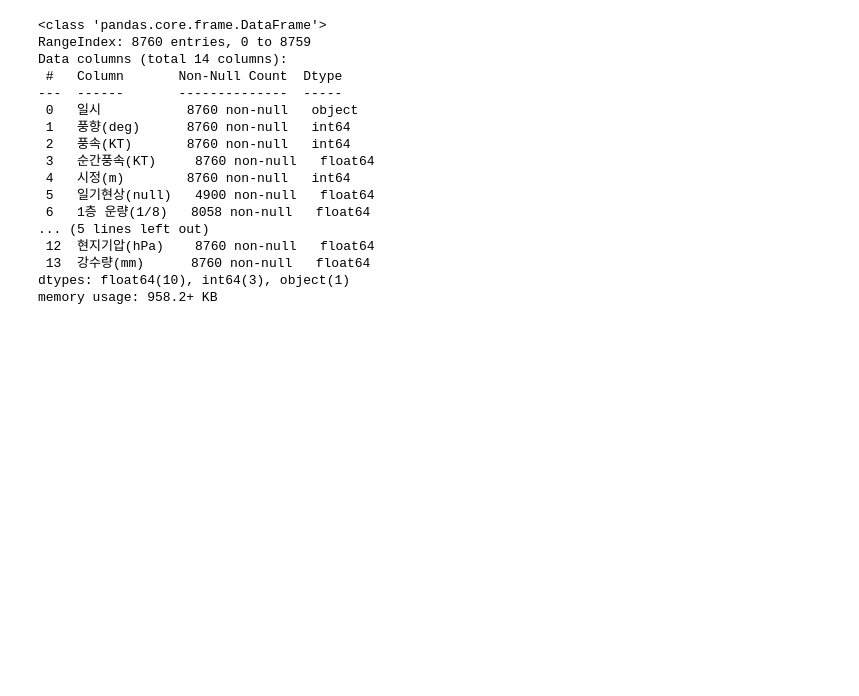
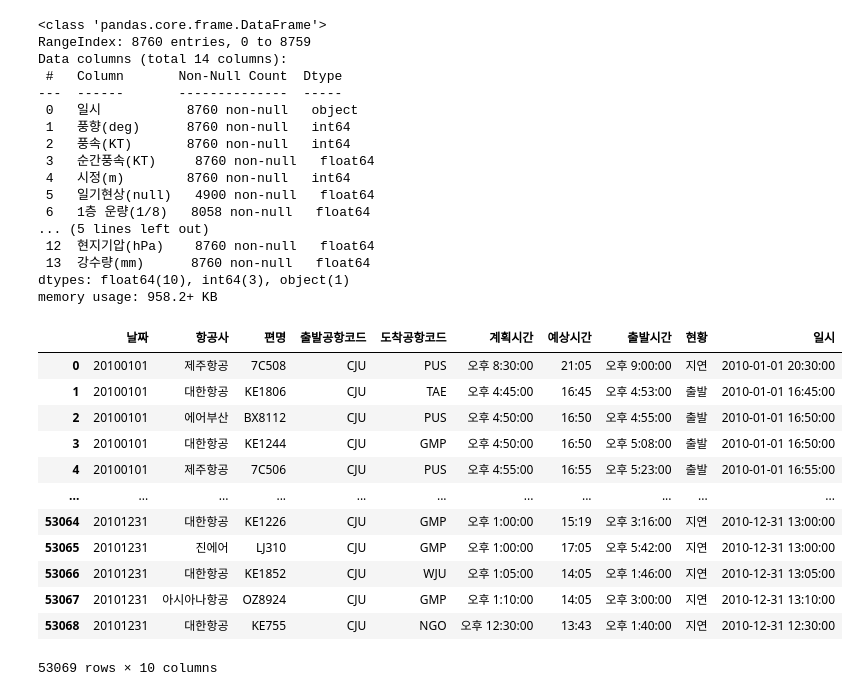
Before and after one commit to lmdss1294/project_2, a Jupyter notebook: Untitled33.ipynb, the cells around one changed output. Saved outputs shown, nothing was run; the diff lists cells and outputs as text; code cells hidden in the pictures; blank space fills up the shorter version.

```diff
--- a/Untitled33.ipynb
+++ b/Untitled33.ipynb
@@ -167,3 +175,43 @@ Data columns (total 14 columns):
  13  강수량(mm)      8760 non-null   float64
 dtypes: float64(10), int64(3), object(1)
 memory usage: 958.2+ KB
+# %%
+import datetime
+
+result = []
+
+a = df['날짜']
+b = df['계획시간']
+
+if len(a) == len(b):
+    for i in range(len(a)):
+
+        a_dt = datetime.datetime.strptime(str(a.iloc[i]), '%Y%m%d')
+
+        b_time = b.iloc[i].split(' ')[-1]
+        b_str = ' '.join(b.iloc[i].split(' ')[:-1])
+
+        b_dt = datetime.datetime.strptime(b_time, '%I:%M:%S')
+
+        if '오후' in b_str:
+            b_dt += datetime.timedelta(hours=12)
+
+        result.append(f'{a_dt.date()} {b_dt.time()}')
+
+df['일시'] = result
+# %%
+df
+# %% [output]
+|  | 날짜 | 항공사 | 편명 | 출발공항코드 | 도착공항코드 | 계획시간 | 예상시간 | 출발시간 | 현황 | 일시 |
+| 0 | 20100101 | 제주항공 | 7C508 | CJU | PUS | 오후 8:30:00 | 21:05 | 오후 9:00:00 | 지연 | 2010-01-01 20:30:00 |
+| 1 | 20100101 | 대한항공 | KE1806 | CJU | TAE | 오후 4:45:00 | 16:45 | 오후 4:53:00 | 출발 | 2010-01-01 16:45:00 |
+| 2 | 20100101 | 에어부산 | BX8112 | CJU | PUS | 오후 4:50:00 | 16:50 | 오후 4:55:00 | 출발 | 2010-01-01 16:50:00 |
+| 3 | 20100101 | 대한항공 | KE1244 | CJU | GMP | 오후 4:50:00 | 16:50 | 오후 5:08:00 | 출발 | 2010-01-01 16:50:00 |
+| 4 | 20100101 | 제주항공 | 7C506 | CJU | PUS | 오후 4:55:00 | 16:55 | 오후 5:23:00 | 출발 | 2010-01-01 16:55:00 |
+| ... | ... | ... | ... | ... | ... | ... | ... | ... | ... | ... |
+| 53064 | 20101231 | 대한항공 | KE1226 | CJU | GMP | 오후 1:00:00 | 15:19 | 오후 3:16:00 | 지연 | 2010-12-31 13:00:00 |
+| 53065 | 20101231 | 진에어 | LJ310 | CJU | GMP | 오후 1:00:00 | 17:05 | 오후 5:42:00 | 지연 | 2010-12-31 13:00:00 |
+| 53066 | 20101231 | 대한항공 | KE1852 | CJU | WJU | 오후 1:05:00 | 14:05 | 오후 1:46:00 | 지연 | 2010-12-31 13:05:00 |
+| 53067 | 20101231 | 아시아나항공 | OZ8924 | CJU | GMP | 오후 1:10:00 | 14:05 | 오후 3:00:00 | 지연 | 2010-12-31 13:10:00 |
+| 53068 | 20101231 | 대한항공 | KE755 | CJU | NGO | 오후 12:30:00 | 13:43 | 오후 1:40:00 | 지연 | 2010-12-31 12:30:00 |
+53069 rows × 10 columns
```
Also changed, not shown: parts of 8 cells of this notebook.
